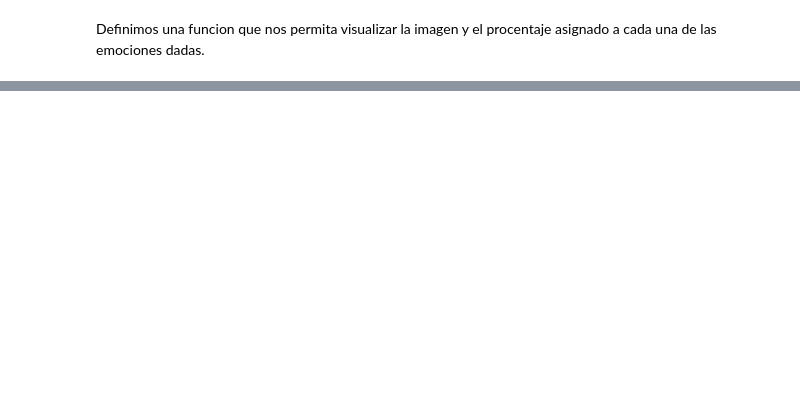
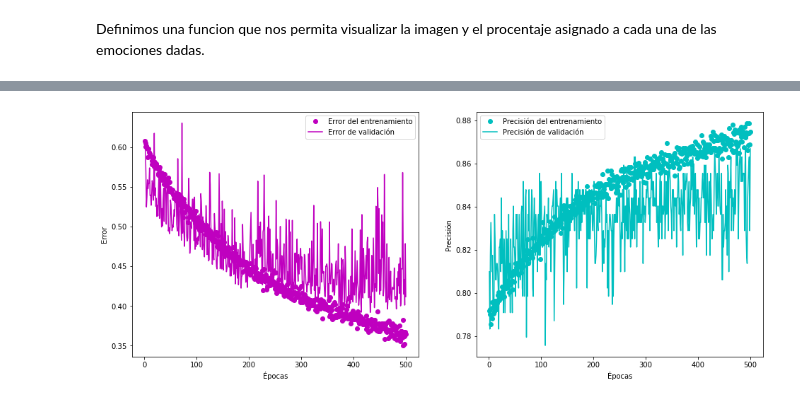
Before and after one commit to LucianaSimon/EmotionRecognition, a Jupyter notebook: EmotionRecognition.ipynb, the cells around one changed output, grey strips where cells are left out. Drawn from its saved outputs; the diff is of its cells as text; code cells hidden in the pictures; blank space fills up the shorter version.

```diff
--- a/EmotionRecognition.ipynb
+++ b/EmotionRecognition.ipynb
@@ -261,0 +479,15 @@ predictEmotion(img)
+# %%
+model_3 = models.Sequential()
+model_3.add(layers.Dense(32, activation="relu", input_shape=(136,)))
+model_3.add(layers.Dense(16, activation="relu"))
+model_3.add(layers.Dense(num_emotions, activation="softmax"))
+# %%
+model_3.compile(loss='categorical_crossentropy',#the quantity to minimize during training, 'categorical_crossentropy' measures the distance between two probability distributions
+              optimizer='rmsprop', #specifies the exact way in which the gradient of the loss will to update parameters
+              metrics=['accuracy'])
+# %%
+history_3 = model_3.fit(np.array(training_data),
+                      np.array(training_labels),
+                      epochs=500,
+                      batch_size=512,
+                      validation_data=(np.array(prediction_data), np.array(prediction_labels)))
@@ -261,0 +514,4 @@ predictEmotion(img)
+# %%
+draw_history(history_3)
+# %% [output]
+[figure, added]
```
Also changed, not shown: parts of 49 cells of this notebook, 6 other files.
